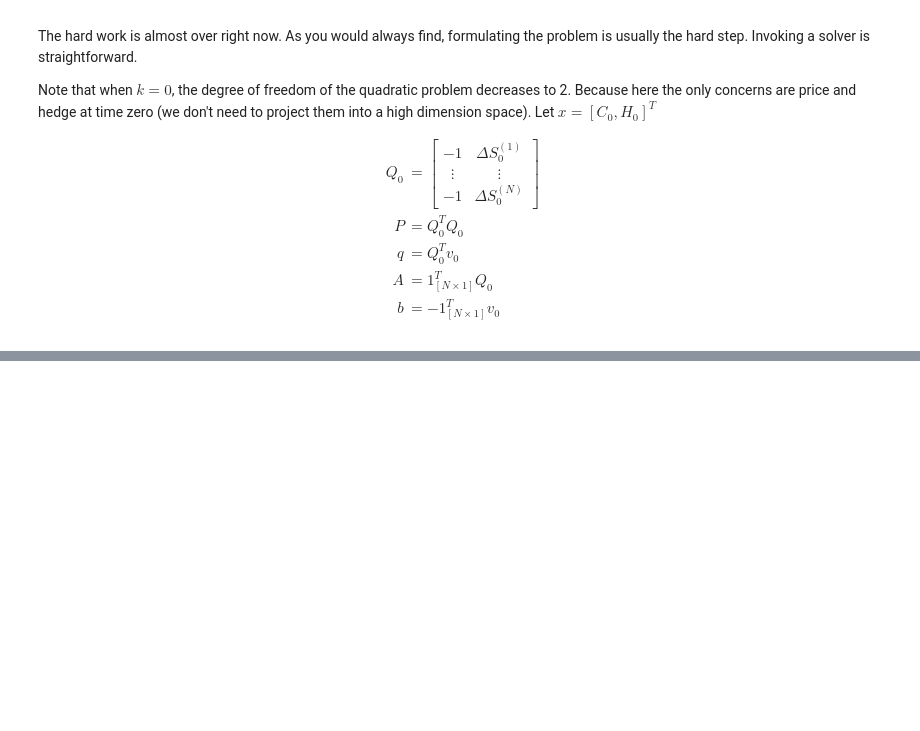
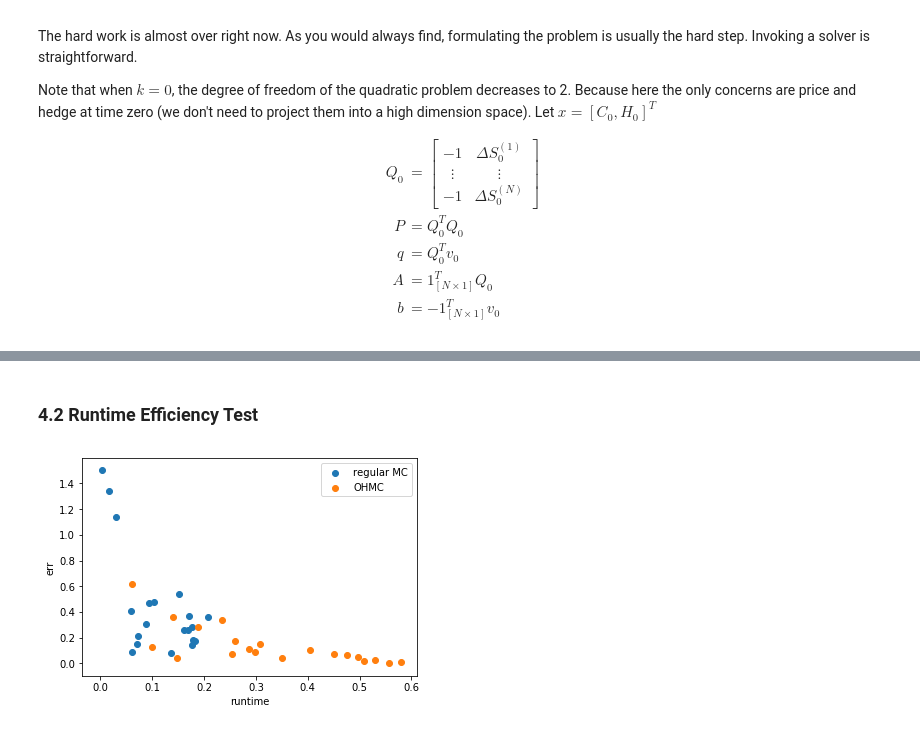
Before and after one commit to jerryxyx/MonteCarlo, a Jupyter notebook: OHMC.ipynb, the cells around one changed output, grey strips where cells are left out. Cells and saved outputs as stored; diff of their text form; code cells hidden in the pictures; blank space fills up the shorter version.

```diff
--- a/OHMC.ipynb
+++ b/OHMC.ipynb
@@ -302,0 +477,21 @@ print(hedges)
+# %% [markdown]
+### 4.2 Runtime Efficiency Test
+# %%
+import matplotlib.pyplot as plt
+fig,ax = plt.subplots()
+
+mc_runtime = efficiency_df[efficiency_df["method"]=="MC"]["runtime"]
+mc_err = efficiency_df[efficiency_df["method"]=="MC"]["err"]
+ax.scatter(mc_runtime,mc_err,label="regular MC")
+
+ohmc_runtime = efficiency_df[efficiency_df["method"]=="OHMC"]["runtime"]
+ohmc_err = efficiency_df[efficiency_df["method"]=="OHMC"]["err"]
+ax.scatter(ohmc_runtime,ohmc_err,label="OHMC")
+ax.legend()
+
+plt.xlabel("runtime")
+plt.ylabel("err")
+
+plt.show()
+# %% [output]
+[figure, added]
```
Also changed, not shown: parts of 13 cells of this notebook.
